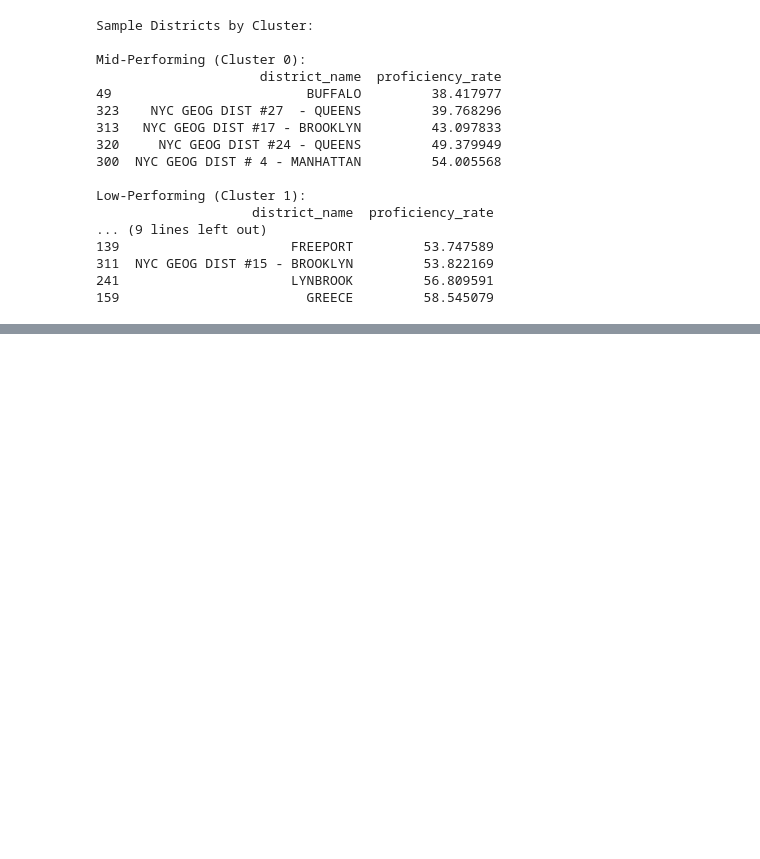
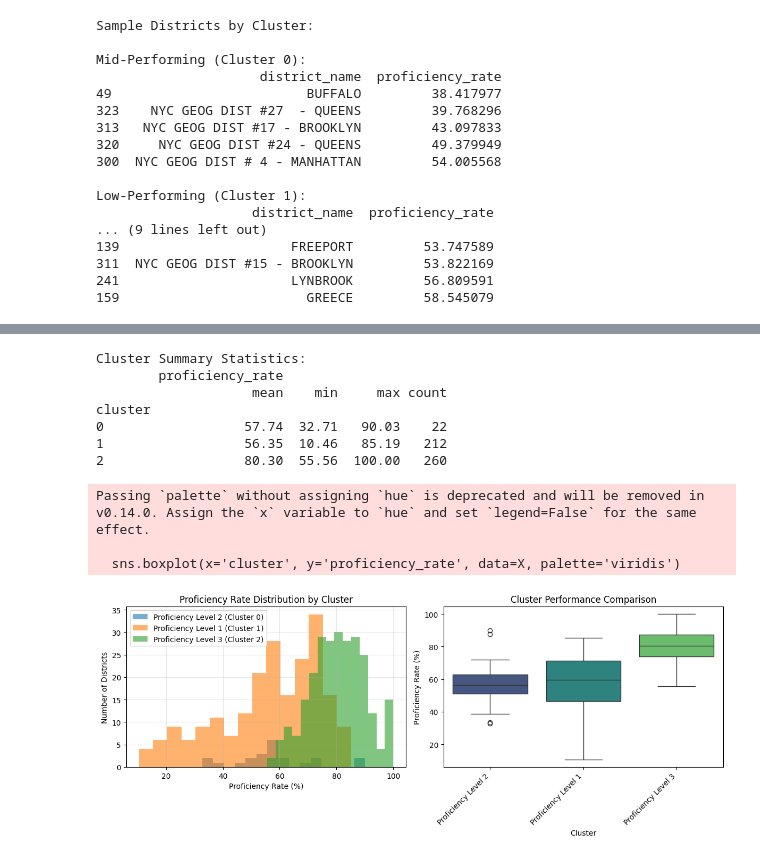
Before and after one commit to cmsc320fall2025-MCAS/cmsc320-project, a Jupyter notebook: FinalDeliverable.ipynb, the cells around one changed output, grey strips where cells are left out. Drawn from its saved outputs; the diff is of its cells as text; code cells hidden in the pictures; blank space fills up the shorter version.

```diff
--- a/FinalDeliverable.ipynb
+++ b/FinalDeliverable.ipynb
@@ -695,0 +961,12 @@ Low-Performing (Cluster 1):
+# %%
+# Standardize features
+scaler = StandardScaler()
+X_scaled = scaler.fit_transform(features)
+
+# K-means clustering
+k = 3  # 3 clusters, low, mid, high-performing
+kmeans = KMeans(n_clusters=k, random_state=42)
+X['cluster'] = kmeans.fit_predict(X_scaled)
+
+# Check cluster assignments
+print(X[['district_name', 'cluster']])
@@ -695,0 +995,68 @@ Low-Performing (Cluster 1):
+# %%
+# Visualize cluster characteristics
+cluster_summary = X.groupby('cluster').agg({
+    'proficiency_rate': ['mean', 'min', 'max', 'count']
+}).round(2)
+
+print("Cluster Summary Statistics:")
+print(cluster_summary)
+
+# Get the mean proficiency rates for all clusters and sort them by value (ascending)
+sorted_mean_rates_indices = cluster_summary['proficiency_rate']['mean'].sort_values().index
+
+# Create a mapping from sorted rank to a descriptive proficiency label
+# Since k=3, we can label them sequentially or based on tiers if we define more specific ranges.
+# For now, let's use a generic 'Proficiency Level X' label.
+rank_to_label = {cluster_id: f'Proficiency Level {i+1}' for i, cluster_id in enumerate(sorted_mean_rates_indices)}
+
+# Create the cluster_id_to_name mapping using the new rank_to_label
+cluster_id_to_name = {}
+for cluster_id in cluster_summary.index:
+    cluster_id_to_name[cluster_id] = rank_to_label[cluster_id]
+
+# distribution of proficiency rates by cluster (first plot)
+plt.figure(figsize=(12, 5))
+
+plt.subplot(1, 2, 1)
+for cluster_id in sorted(X['cluster'].unique()):
+    cluster_data = X[X['cluster'] == cluster_id]
+    plt.hist(cluster_data['proficiency_rate'], alpha=0.6, label=f'{cluster_id_to_name[cluster_id]} (Cluster {cluster_id})', bins=15)
+plt.xlabel('Proficiency Rate (%)')
+plt.ylabel('Number of Districts')
+plt.title('Proficiency Rate Distribution by Cluster')
+plt.legend()
+plt.grid(alpha=0.3)
+
+# box plot comparing clusters
+plt.subplot(1, 2, 2)
+sns.boxplot(x='cluster', y='proficiency_rate', data=X, palette='viridis')
+plt.xlabel('Cluster')
+plt.ylabel('Proficiency Rate (%)')
+plt.title('Cluster Performance Comparison')
+plt.suptitle('')  # get rid of default title
+
+# Set custom x-axis tick labels for the boxplot
+plt.xticks(ticks=sorted(cluster_id_to_name.keys()), labels=[cluster_id_to_name[cid] for cid in sorted(cluster_id_to_name.keys())], rotation=45, ha='right')
+
+plt.tight_layout()
+plt.show()
+
+# show sample districts from each cluster
+print("\nSample Districts by Cluster:")
+for cluster_id in sorted(X['cluster'].unique()):
+    print(f"\n{cluster_id_to_name[cluster_id]} (Cluster {cluster_id}):")
+    # Ensure 'proficiency_rate' is a valid column to sort by
+    sample = X[X['cluster'] == cluster_id].nsmallest(5, 'proficiency_rate')
+    print(sample[['district_name', 'proficiency_rate']])
+# %% [output]
+Cluster Summary Statistics:
+        proficiency_rate
+                    mean    min     max count
+cluster
+0                  57.74  32.71   90.03    22
+1                  56.35  10.46   85.19   212
+2                  80.30  55.56  100.00   260
+Passing `palette` without assigning `hue` is deprecated and will be removed in v0.14.0. Assign the `x` variable to `hue` and set `legend=False` for the same effect.
+
+  sns.boxplot(x='cluster', y='proficiency_rate', data=X, palette='viridis')
+[figure, added]
```
Also changed, not shown: parts of 25 cells of this notebook, 6 other files.
